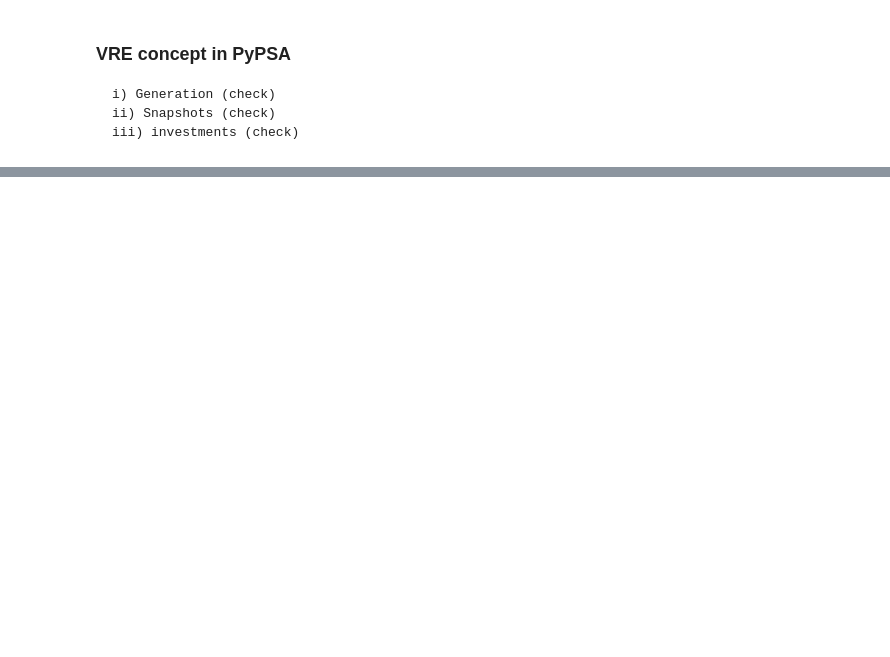
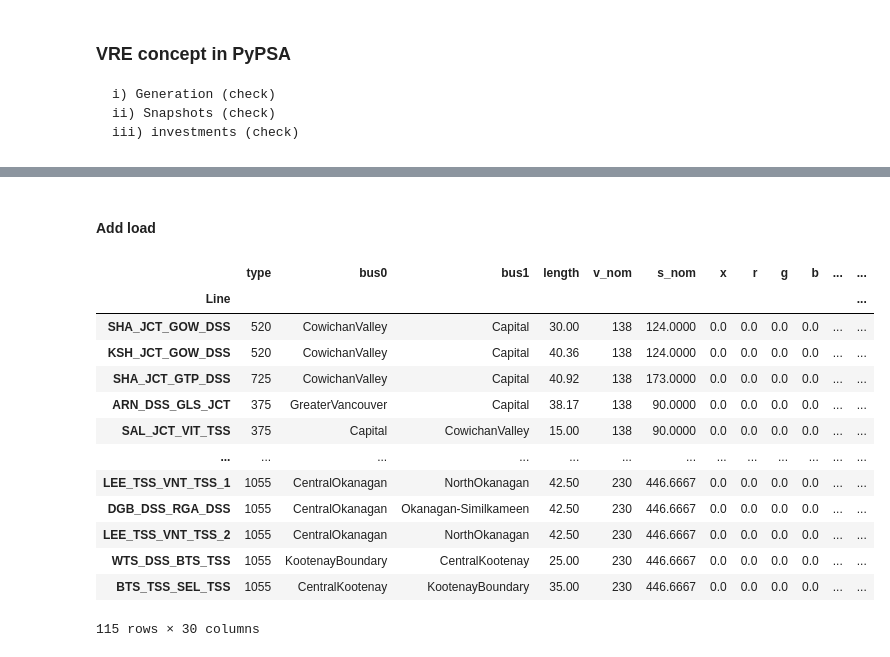
Before and after one commit to DeltaE/PyPSA_BC, a Jupyter notebook: notebooks/playground.ipynb, the cells around one changed output, grey strips where cells are left out. Cells and saved outputs as stored; diff of their text form; code cells hidden in the pictures; blank space fills up the shorter version.

```diff
--- a/notebooks/playground.ipynb
+++ b/notebooks/playground.ipynb
@@ -780,0 +729,61 @@ len(cols)
+# %%
+# (4) remove old buses,  remove lines inside a new node
+
+# (i) Remove interior lines to new nodes/buses
+lines_to_remove = []
+for line_name,row in network.lines.iterrows():
+    if row['bus0'] == row['bus1']:
+        lines_to_remove.append(line_name)
+
+for line_name in lines_to_remove:
+    network.remove(class_name='Line',name=line_name)
+
+# (ii) Remove old buses
+for bus_name in busmap_dict.keys():
+    network.remove(class_name='Bus',name=bus_name)
+
+
+# (iii) remove transformers
+trans_to_remove = []
+for trans_name,row in network.transformers.iterrows():
+    trans_to_remove.append(trans_name)
+
+for trans_name in trans_to_remove:
+    network.remove(class_name='Transformer',name=trans_name)
+
+# NOTE: Custom revmoval of Site C
+# Will need to be updated
+network.remove(class_name='Link', name='BC_STC_GSS Discharge Link')
+# %% [markdown]
+#### Add load
+# %%
+# (5) Add load_ts to the
+# NOTE: Load needs to be permanently scaled to MW-hr rather than KW-hr
+res_load = pd.read_csv(r"/home/pmcwhannel/repos/PyPSA_BC/results/hourly_res.csv", index_col=0, parse_dates=True) / 1000
+csmi_load = pd.read_csv(r"/home/pmcwhannel/repos/PyPSA_BC/results/hourly_csmi.csv", index_col=0, parse_dates=True) / 1000
+# %%
+# load_ts = ror_dict['BC_ABN_GSS']['p_max_pu'] * 2
+# network.add("Load", "elc demand", bus="138_LMN_GSS", p_set=load_ts)
+for col in res_load.columns:
+    if col not in ["Stikine", "CentralCoast", "NorthernRockies"]:
+        load_ts= res_load[col] + csmi_load[col]
+        network.add("Load", "{} ELC Load".format(col), bus=col, p_set=load_ts)
+    else:
+        pass
+# %%
+network.lines
+# %% [output]
+|  | type | bus0 | bus1 | length | v_nom | s_nom | x | r | g | b | ... | ... |
+| Line |  |  |  |  |  |  |  |  |  |  |  | ... |
+| SHA_JCT_GOW_DSS | 520 | CowichanValley | Capital | 30.00 | 138 | 124.0000 | 0.0 | 0.0 | 0.0 | 0.0 | ... | ... |
+| KSH_JCT_GOW_DSS | 520 | CowichanValley | Capital | 40.36 | 138 | 124.0000 | 0.0 | 0.0 | 0.0 | 0.0 | ... | ... |
+| SHA_JCT_GTP_DSS | 725 | CowichanValley | Capital | 40.92 | 138 | 173.0000 | 0.0 | 0.0 | 0.0 | 0.0 | ... | ... |
+| ARN_DSS_GLS_JCT | 375 | GreaterVancouver | Capital | 38.17 | 138 | 90.0000 | 0.0 | 0.0 | 0.0 | 0.0 | ... | ... |
+| SAL_JCT_VIT_TSS | 375 | Capital | CowichanValley | 15.00 | 138 | 90.0000 | 0.0 | 0.0 | 0.0 | 0.0 | ... | ... |
+| ... | ... | ... | ... | ... | ... | ... | ... | ... | ... | ... | ... | ... |
+| LEE_TSS_VNT_TSS_1 | 1055 | CentralOkanagan | NorthOkanagan | 42.50 | 230 | 446.6667 | 0.0 | 0.0 | 0.0 | 0.0 | ... | ... |
+| DGB_DSS_RGA_DSS | 1055 | CentralOkanagan | Okanagan-Similkameen | 42.50 | 230 | 446.6667 | 0.0 | 0.0 | 0.0 | 0.0 | ... | ... |
+| LEE_TSS_VNT_TSS_2 | 1055 | CentralOkanagan | NorthOkanagan | 42.50 | 230 | 446.6667 | 0.0 | 0.0 | 0.0 | 0.0 | ... | ... |
+| WTS_DSS_BTS_TSS | 1055 | KootenayBoundary | CentralKootenay | 25.00 | 230 | 446.6667 | 0.0 | 0.0 | 0.0 | 0.0 | ... | ... |
+| BTS_TSS_SEL_TSS | 1055 | CentralKootenay | KootenayBoundary | 35.00 | 230 | 446.6667 | 0.0 | 0.0 | 0.0 | 0.0 | ... | ... |
+115 rows × 30 columns
```
Also changed, not shown: parts of 59 cells of this notebook, 12 other files.
